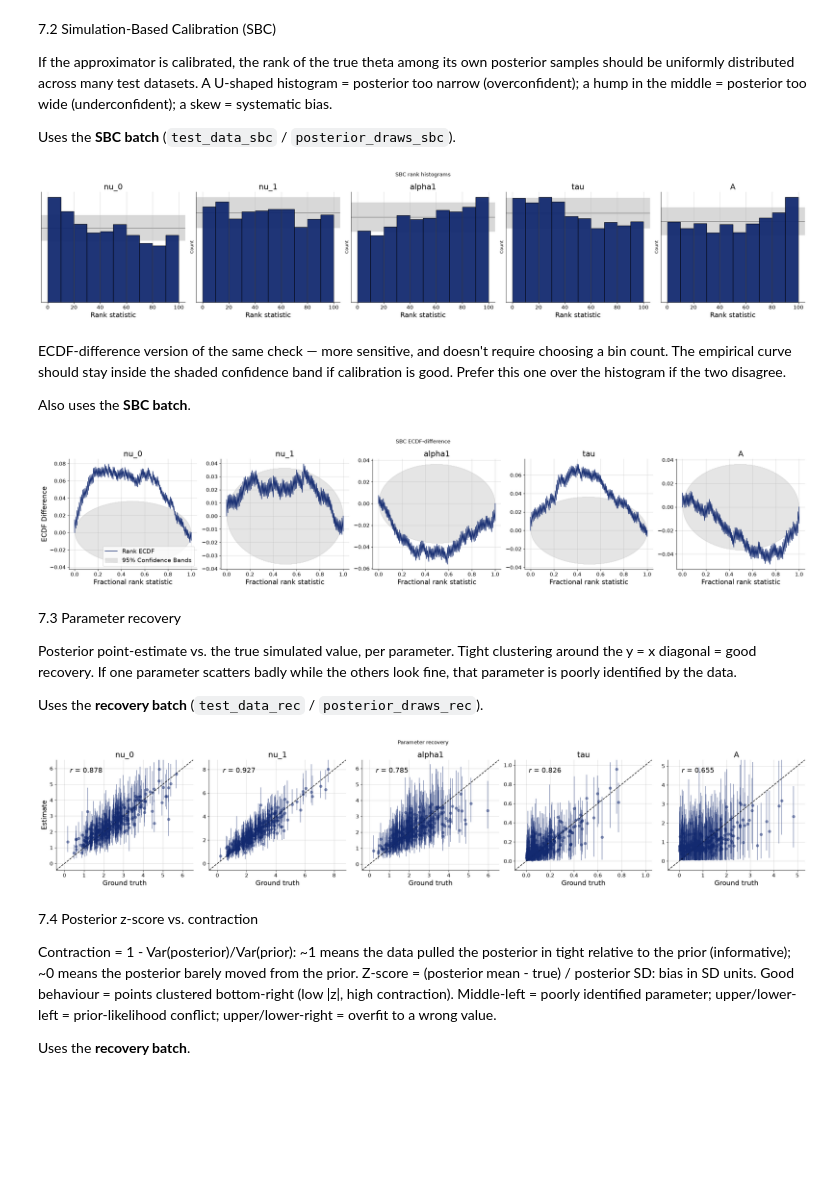
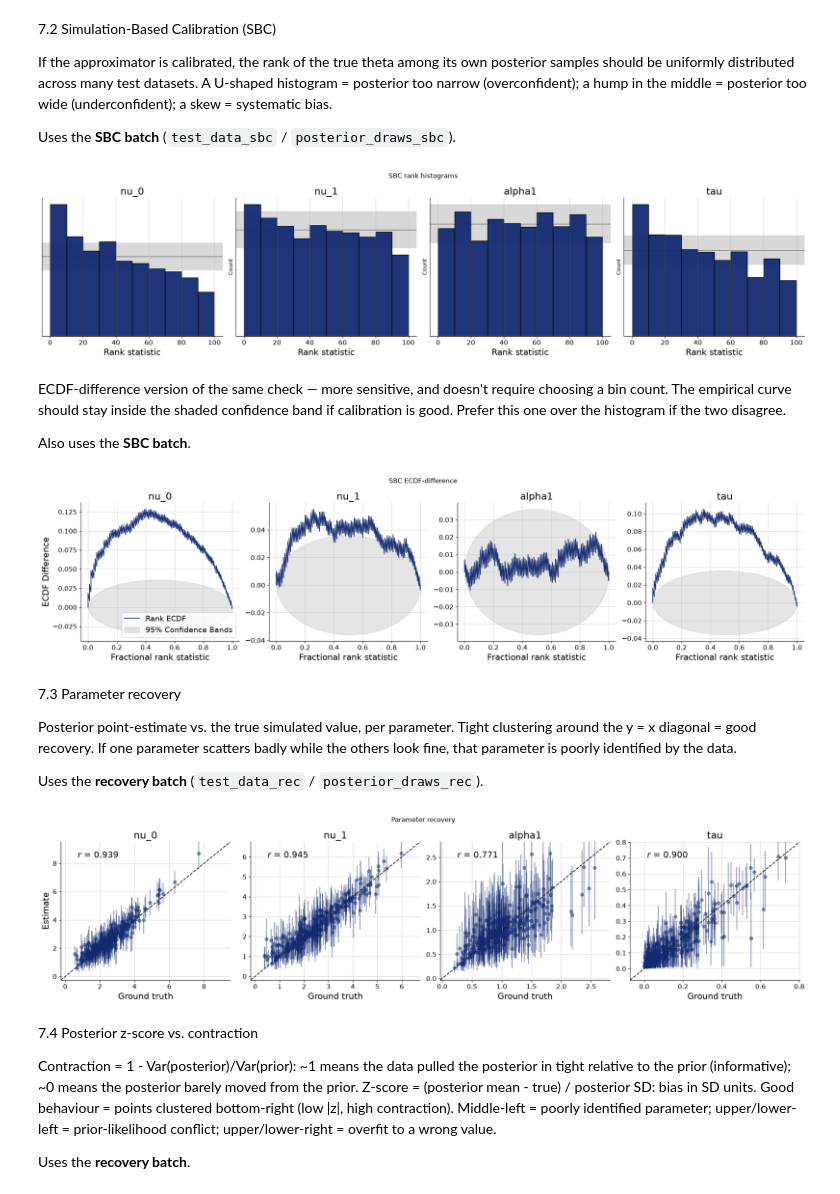
Before and after one commit to avi-0106/double-response-sbi_group17, a Jupyter notebook: notebooks/final/full_project.ipynb, the cells around one changed output. Saved outputs shown, nothing was run; the diff lists cells and outputs as text; code cells hidden in the pictures; blank space fills up the shorter version.

Commit message:
Revert A parameter, restore N_TRIALS to 1000

```diff
--- a/notebooks/final/full_project.ipynb
+++ b/notebooks/final/full_project.ipynb
@@ -13,9 +13,9 @@ DT = 0.02
 DR_WINDOW = 0.25  # 250ms double-response window, from Evans et al. (2020)
 
 PRIORS = {
-    "nu":     {"shape": 5, "scale": 0.5},
-    "alpha1": {"shape": 5, "scale": 0.44},
-    "tau":    {"scale": 0.15},
+    "nu": {"shape": 5, "scale": 0.5},
+    "alpha1": {"shape": 5, "scale": 0.2},
+    "tau": {"scale": 0.15},
 }
 
 rng = np.random.default_rng(SEED)
@@ -26,8 +29,7 @@ def prior():
     nu = rng.gamma(shape=PRIORS["nu"]["shape"], scale=PRIORS["nu"]["scale"], size=2)
     alpha1 = rng.gamma(shape=PRIORS["alpha1"]["shape"], scale=PRIORS["alpha1"]["scale"])
     tau = rng.exponential(scale=PRIORS["tau"]["scale"])
-    A = rng.uniform(0, alpha1)          # starting-point range, must stay below threshold
-    return {"nu": nu, "alpha1": alpha1, "tau": tau, "A": A}
+    return {"nu": nu, "alpha1": alpha1, "tau": tau}
 
 print(prior())
 # %% [output]
@@ -38,13 +40,13 @@ print(prior())
 def context():
     return {"n": N_TRIALS}
 
-def simulate_dataset(nu, alpha1, tau, A, n=N_TRIALS, max_t=MAX_T, dt=DT, dr_window=DR_WINDOW):
+def simulate_dataset(nu, alpha1, tau, n=N_TRIALS, max_t=MAX_T, dt=DT, dr_window=DR_WINDOW):
     total_t = max_t + dr_window
     n_steps = int(total_t / dt)
     sqrt_dt = np.sqrt(dt)
 
-    evidence0 = rng.uniform(0, A, size=n)   # was: np.zeros(n)
-    evidence1 = rng.uniform(0, A, size=n)   # was: np.zeros(n)
+    evidence0 = np.zeros(n)
+    evidence1 = np.zeros(n)
     crossed0 = np.zeros(n, dtype=bool)
     crossed1 = np.zeros(n, dtype=bool)
     cross_time0 = np.full(n, np.inf)
@@ -67,9 +69,6 @@ def simulate_dataset(nu, alpha1, tau, A, n=N_TRIALS, max_t=MAX_T, dt=DT, dr_wind
 
     win_time = np.minimum(cross_time0, cross_time1)
     lose_time = np.maximum(cross_time0, cross_time1)
-    # ~0.003% of trials never cross within total_t (measured empirically).
-    # These fall back to win_time=max_t and correct=1.0 below, a known,
-    # negligible simplification, not a real "correct, slow" response.
     win_time = np.where(np.isinf(win_time), max_t, win_time)
 
     correct = np.where(cross_time0 < cross_time1, 0.0, 1.0)
@@ -77,7 +76,7 @@ def simulate_dataset(nu, alpha1, tau, A, n=N_TRIALS, max_t=MAX_T, dt=DT, dr_wind
 
     gap = lose_time - win_time
     double_flag = ((gap <= dr_window) & (~np.isinf(lose_time))).astype(float)
-    second_response_time = np.where(double_flag == 1.0, gap, 0.0)   # was: lose_time + tau
+    second_response_time = np.where(double_flag == 1.0, gap, 0.0)
 
     return {
         "first_response_time": first_response_time,
@@ -87,6 +86,6 @@ def simulate_dataset(nu, alpha1, tau, A, n=N_TRIALS, max_t=MAX_T, dt=DT, dr_wind
     }
 
 p = prior()
-data = simulate_dataset(p["nu"], p["alpha1"], p["tau"], p["A"])
+data = simulate_dataset(p["nu"], p["alpha1"], p["tau"])
 print("double response rate:", data["double_flag"].mean())
 # %% [output]
@@ -215,15 +209,15 @@ Uses the **SBC batch** (`test_data_sbc` / `posterior_draws_sbc`).
 # %%
 import matplotlib.pyplot as plt
 f_sbc_hist = bf.diagnostics.plots.calibration_histogram(
     estimates=posterior_draws_sbc,
     targets=test_data_sbc,
-    variable_keys=["nu", "alpha1", "tau", "A"],
+    variable_keys=["nu", "alpha1", "tau"],
 )
 f_sbc_hist.suptitle("SBC rank histograms")
 f_sbc_hist.tight_layout()
 plt.show()
 # %% [output]
-[figure, old version]
+[figure, new version]
 # %% [markdown]
 ECDF-difference version of the same check — more sensitive, and doesn't require choosing a bin count. The empirical curve should stay inside the shaded confidence band if calibration is good. Prefer this one over the histogram if the two disagree.
 
@@ -232,14 +226,14 @@ Also uses the **SBC batch**.
 f_sbc_ecdf = bf.diagnostics.plots.calibration_ecdf(
     estimates=posterior_draws_sbc,
     targets=test_data_sbc,
-    variable_keys=["nu", "alpha1", "tau", "A"],
+    variable_keys=["nu", "alpha1", "tau"],
     difference=True,
 )
 f_sbc_ecdf.suptitle("SBC ECDF-difference")
 f_sbc_ecdf.tight_layout()
 plt.show()
 # %% [output]
-[figure, old version]
+[figure, new version]
 # %% [markdown]
 7.3 Parameter recovery
 
@@ -250,13 +244,13 @@ Uses the **recovery batch** (`test_data_rec` / `posterior_draws_rec`).
 f_recovery = bf.diagnostics.plots.recovery(
     estimates=posterior_draws_rec,
     targets=test_data_rec,
-    variable_keys=["nu", "alpha1", "tau", "A"],
+    variable_keys=["nu", "alpha1", "tau"],
 )
 f_recovery.suptitle("Parameter recovery")
 f_recovery.tight_layout()
 plt.show()
 # %% [output]
-[figure, old version]
+[figure, new version]
 # %% [markdown]
 7.4 Posterior z-score vs. contraction
 
```
Also changed, not shown: parts of 15 cells of this notebook, 1 other file.
